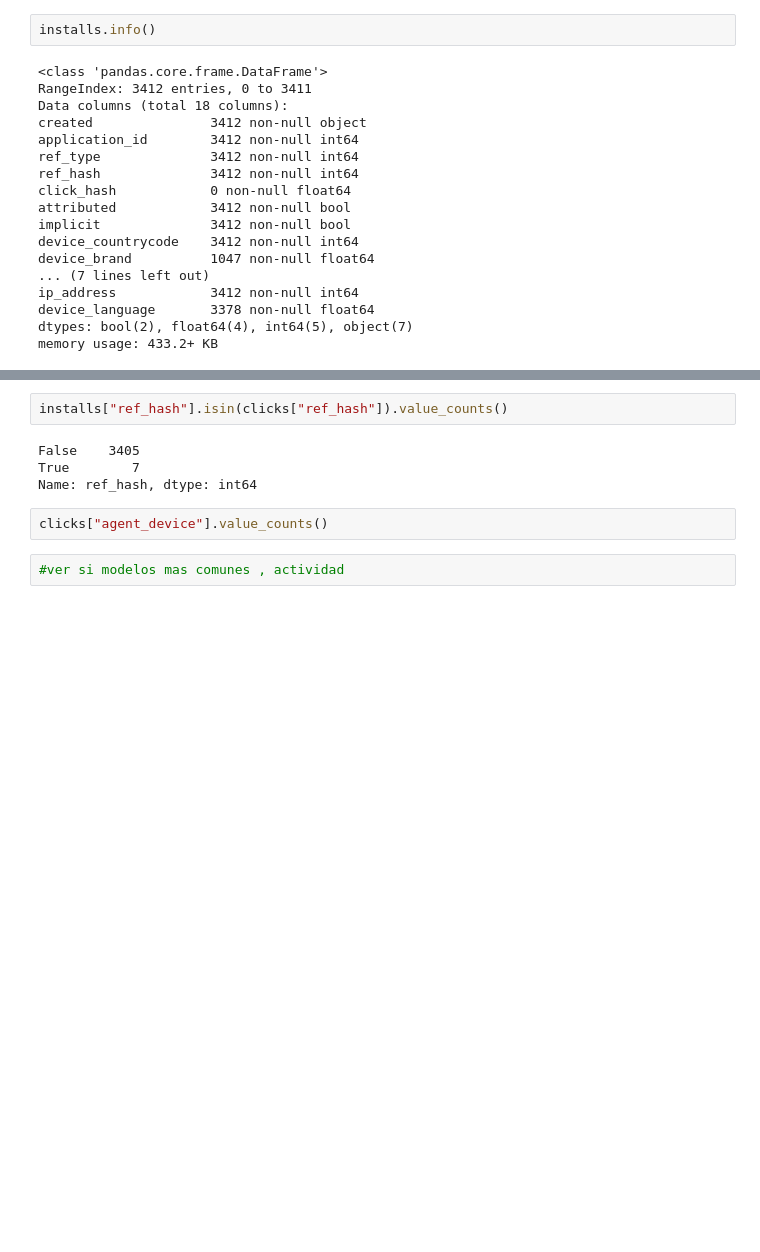
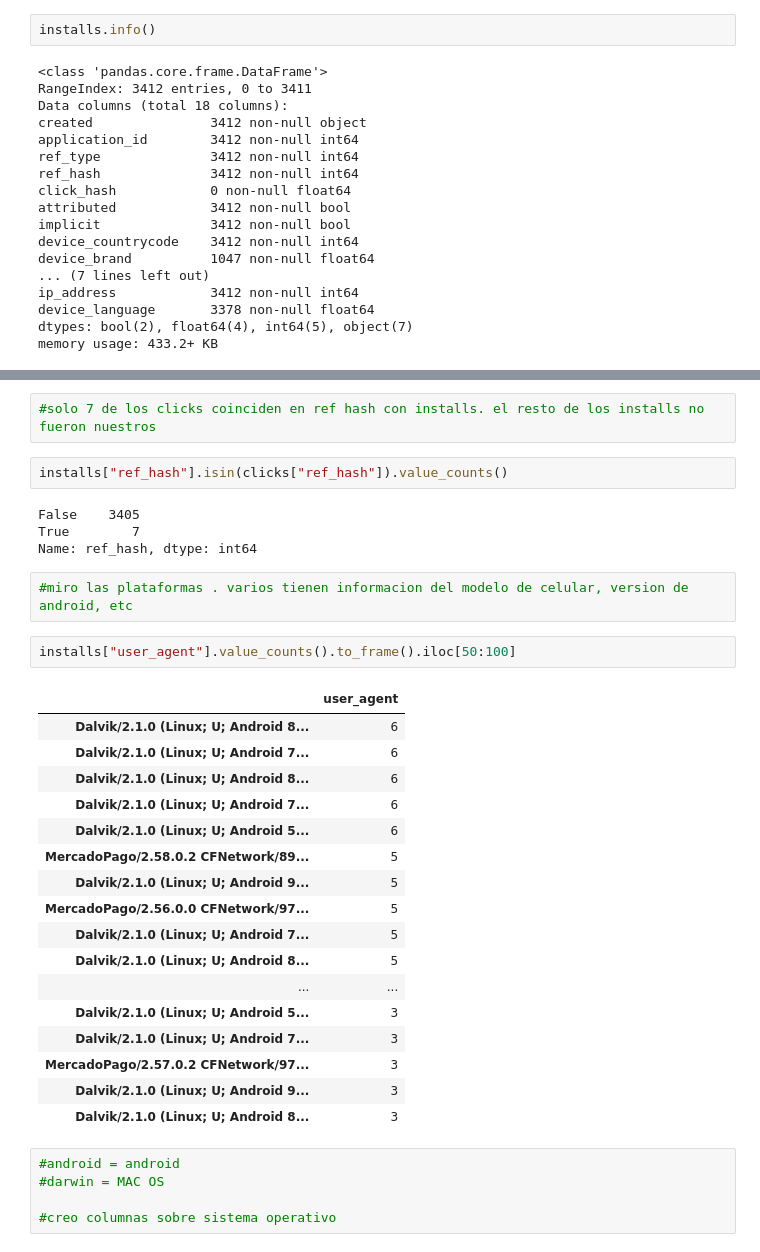
Before and after one commit to MartinRosasSommer/Datos2019, a Jupyter notebook: Analisis 1.ipynb, the cells around one changed output, grey strips where cells are left out. Saved outputs shown, nothing was run; the diff lists cells and outputs as text; blank space fills up the shorter version.

```diff
--- a/Analisis 1.ipynb
+++ b/Analisis 1.ipynb
@@ -206,10 +230,35 @@ len(installs["session_user_agent"].unique())
+# %%
+#solo 7 de los clicks coinciden en ref hash con installs. el resto de los installs no fueron nuestros
 # %%
 installs["ref_hash"].isin(clicks["ref_hash"]).value_counts()
 # %% [output]
 False    3405
 True        7
 Name: ref_hash, dtype: int64
-# %%
-clicks["agent_device"].value_counts()
-# %%
-#ver si modelos mas comunes , actividad
+# %%
+#miro las plataformas . varios tienen informacion del modelo de celular, version de android, etc
+# %%
+installs["user_agent"].value_counts().to_frame().iloc[50:100]
+# %% [output]
+|  | user_agent |
+| Dalvik/2.1.0 (Linux; U; Android 8... | 6 |
+| Dalvik/2.1.0 (Linux; U; Android 7... | 6 |
+| Dalvik/2.1.0 (Linux; U; Android 8... | 6 |
+| Dalvik/2.1.0 (Linux; U; Android 7... | 6 |
+| Dalvik/2.1.0 (Linux; U; Android 5... | 6 |
+| MercadoPago/2.58.0.2 CFNetwork/89... | 5 |
+| Dalvik/2.1.0 (Linux; U; Android 9... | 5 |
+| MercadoPago/2.56.0.0 CFNetwork/97... | 5 |
+| Dalvik/2.1.0 (Linux; U; Android 7... | 5 |
+| Dalvik/2.1.0 (Linux; U; Android 8... | 5 |
+| ... | ... |
+| Dalvik/2.1.0 (Linux; U; Android 5... | 3 |
+| Dalvik/2.1.0 (Linux; U; Android 7... | 3 |
+| MercadoPago/2.57.0.2 CFNetwork/97... | 3 |
+| Dalvik/2.1.0 (Linux; U; Android 9... | 3 |
+| Dalvik/2.1.0 (Linux; U; Android 8... | 3 |
+# %%
+#android = android
+#darwin = MAC OS
+
+#creo columnas sobre sistema operativo
```
Also changed, not shown: parts of 32 cells of this notebook.
